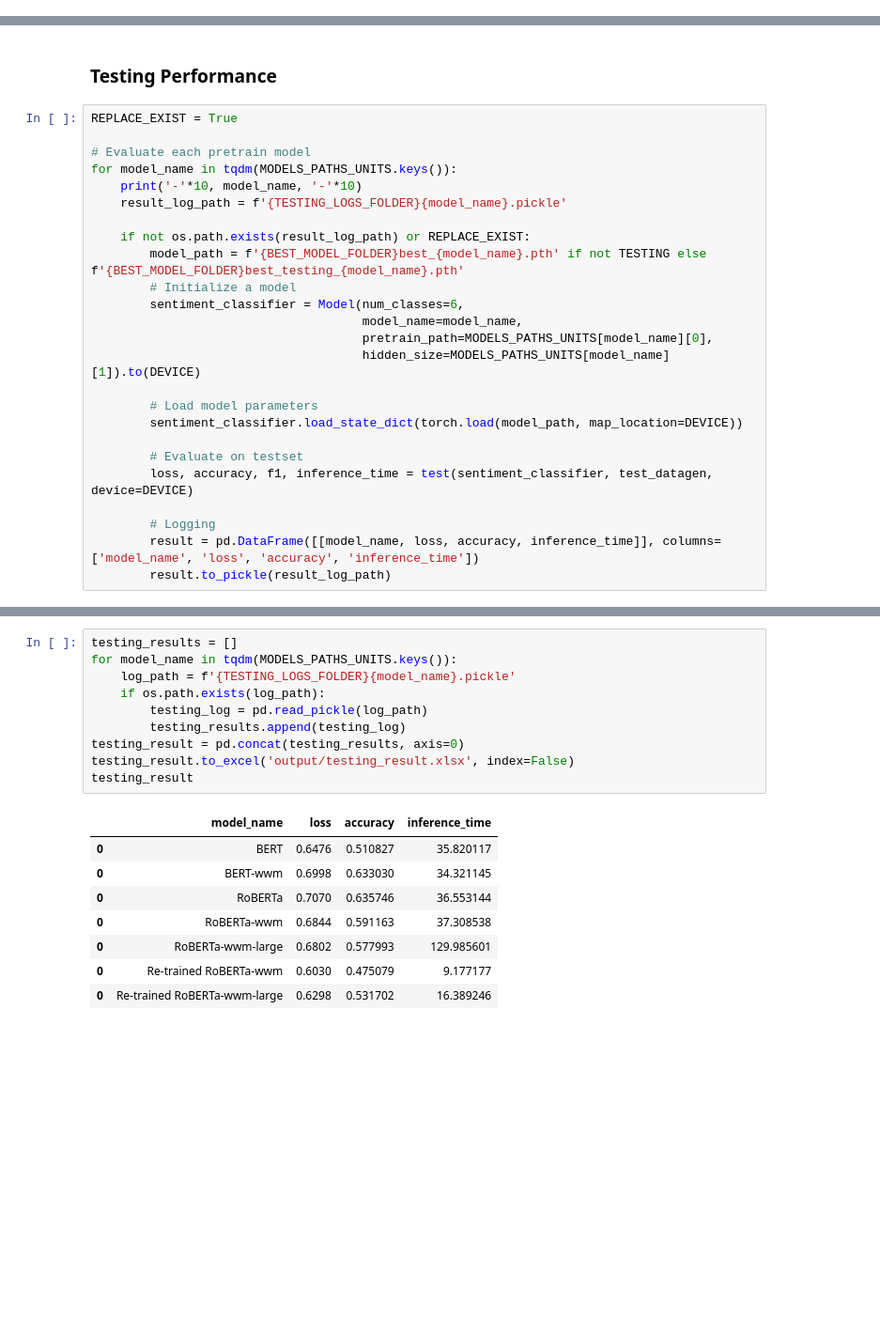
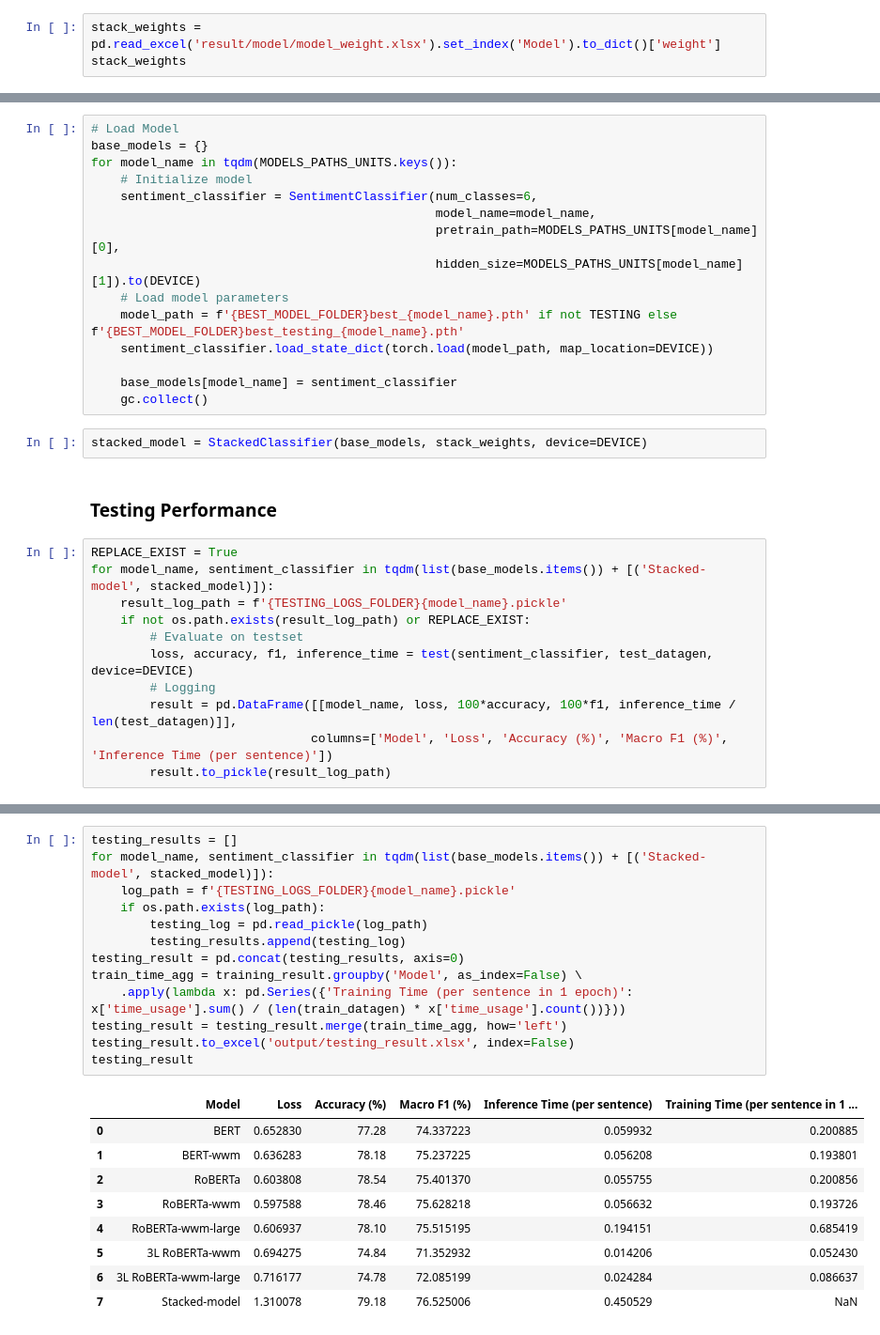
Before and after one commit to Jace-Yang/Multiclass_Sentiment_Classification_Chinese, a Jupyter notebook: Evaluating.ipynb, the cells around one changed output, grey strips where cells are left out. Shown at 94% size. Cells and saved outputs as stored; diff of their text form; blank space fills up the shorter version.

Commit message:
Base Version

```diff
--- a/Evaluating.ipynb
+++ b/Evaluating.ipynb
@@ -210,0 +221,3 @@ training_result.to_excel('output/training_result.xlsx', index=False)
+# %%
+stack_weights = pd.read_excel('result/model/model_weight.xlsx').set_index('Model').to_dict()['weight']
+stack_weights
@@ -211,28 +232,31 @@ training_result.to_excel('output/training_result.xlsx', index=False)
+# %%
+# Load Model
+base_models = {}
+for model_name in tqdm(MODELS_PATHS_UNITS.keys()):
+    # Initialize model
+    sentiment_classifier = SentimentClassifier(num_classes=6,
+                                               model_name=model_name,
+                                               pretrain_path=MODELS_PATHS_UNITS[model_name][0],
+                                               hidden_size=MODELS_PATHS_UNITS[model_name][1]).to(DEVICE)
+    # Load model parameters
+    model_path = f'{BEST_MODEL_FOLDER}best_{model_name}.pth' if not TESTING else f'{BEST_MODEL_FOLDER}best_testing_{model_name}.pth'
+    sentiment_classifier.load_state_dict(torch.load(model_path, map_location=DEVICE))
+
+    base_models[model_name] = sentiment_classifier
+    gc.collect()
+# %%
+stacked_model = StackedClassifier(base_models, stack_weights, device=DEVICE)
 # %% [markdown]
 ### Testing Performance
 # %%
 REPLACE_EXIST = True
-
-# Evaluate each pretrain model
-for model_name in tqdm(MODELS_PATHS_UNITS.keys()):
-    print('-'*10, model_name, '-'*10)
+for model_name, sentiment_classifier in tqdm(list(base_models.items()) + [('Stacked-model', stacked_model)]):
     result_log_path = f'{TESTING_LOGS_FOLDER}{model_name}.pickle'
-
     if not os.path.exists(result_log_path) or REPLACE_EXIST:
-        model_path = f'{BEST_MODEL_FOLDER}best_{model_name}.pth' if not TESTING else f'{BEST_MODEL_FOLDER}best_testing_{model_name}.pth'
-        # Initialize a model
-        sentiment_classifier = Model(num_classes=6,
-                                     model_name=model_name,
-                                     pretrain_path=MODELS_PATHS_UNITS[model_name][0],
-                                     hidden_size=MODELS_PATHS_UNITS[model_name][1]).to(DEVICE)
-
-        # Load model parameters
-        sentiment_classifier.load_state_dict(torch.load(model_path, map_location=DEVICE))
-
         # Evaluate on testset
         loss, accuracy, f1, inference_time = test(sentiment_classifier, test_datagen, device=DEVICE)
-
         # Logging
-        result = pd.DataFrame([[model_name, loss, accuracy, inference_time]], columns=['model_name', 'loss', 'accuracy', 'inference_time'])
+        result = pd.DataFrame([[model_name, loss, 100*accuracy, 100*f1, inference_time / len(test_datagen)]],
+                              columns=['Model', 'Loss', 'Accuracy (%)', 'Macro F1 (%)', 'Inference Time (per sentence)'])
         result.to_pickle(result_log_path)
 # %% [output]
@@ -240,19 +271,23 @@ for model_name in tqdm(MODELS_PATHS_UNITS.keys()):
 # %%
 testing_results = []
-for model_name in tqdm(MODELS_PATHS_UNITS.keys()):
+for model_name, sentiment_classifier in tqdm(list(base_models.items()) + [('Stacked-model', stacked_model)]):
     log_path = f'{TESTING_LOGS_FOLDER}{model_name}.pickle'
     if os.path.exists(log_path):
         testing_log = pd.read_pickle(log_path)
         testing_results.append(testing_log)
 testing_result = pd.concat(testing_results, axis=0)
+train_time_agg = training_result.groupby('Model', as_index=False) \
+    .apply(lambda x: pd.Series({'Training Time (per sentence in 1 epoch)': x['time_usage'].sum() / (len(train_datagen) * x['time_usage'].count())}))
+testing_result = testing_result.merge(train_time_agg, how='left')
 testing_result.to_excel('output/testing_result.xlsx', index=False)
 testing_result
 # %% [output]
-|  | model_name | loss | accuracy | inference_time |
-| 0 | BERT | 0.6476 | 0.510827 | 35.820117 |
-| 0 | BERT-wwm | 0.6998 | 0.633030 | 34.321145 |
-| 0 | RoBERTa | 0.7070 | 0.635746 | 36.553144 |
-| 0 | RoBERTa-wwm | 0.6844 | 0.591163 | 37.308538 |
-| 0 | RoBERTa-wwm-large | 0.6802 | 0.577993 | 129.985601 |
-| 0 | Re-trained RoBERTa-wwm | 0.6030 | 0.475079 | 9.177177 |
-| 0 | Re-trained RoBERTa-wwm-large | 0.6298 | 0.531702 | 16.389246 |
+|  | Model | Loss | Accuracy (%) | Macro F1 (%) | Inference Time (per sentence) | Training Time (per sentence in 1 ... |
+| 0 | BERT | 0.652830 | 77.28 | 74.337223 | 0.059932 | 0.200885 |
+| 1 | BERT-wwm | 0.636283 | 78.18 | 75.237225 | 0.056208 | 0.193801 |
+| 2 | RoBERTa | 0.603808 | 78.54 | 75.401370 | 0.055755 | 0.200856 |
+| 3 | RoBERTa-wwm | 0.597588 | 78.46 | 75.628218 | 0.056632 | 0.193726 |
+| 4 | RoBERTa-wwm-large | 0.606937 | 78.10 | 75.515195 | 0.194151 | 0.685419 |
+| 5 | 3L RoBERTa-wwm | 0.694275 | 74.84 | 71.352932 | 0.014206 | 0.052430 |
+| 6 | 3L RoBERTa-wwm-large | 0.716177 | 74.78 | 72.085199 | 0.024284 | 0.086637 |
+| 7 | Stacked-model | 1.310078 | 79.18 | 76.525006 | 0.450529 | NaN |
```
Also changed, not shown: parts of 24 cells of this notebook, 44 other files.
